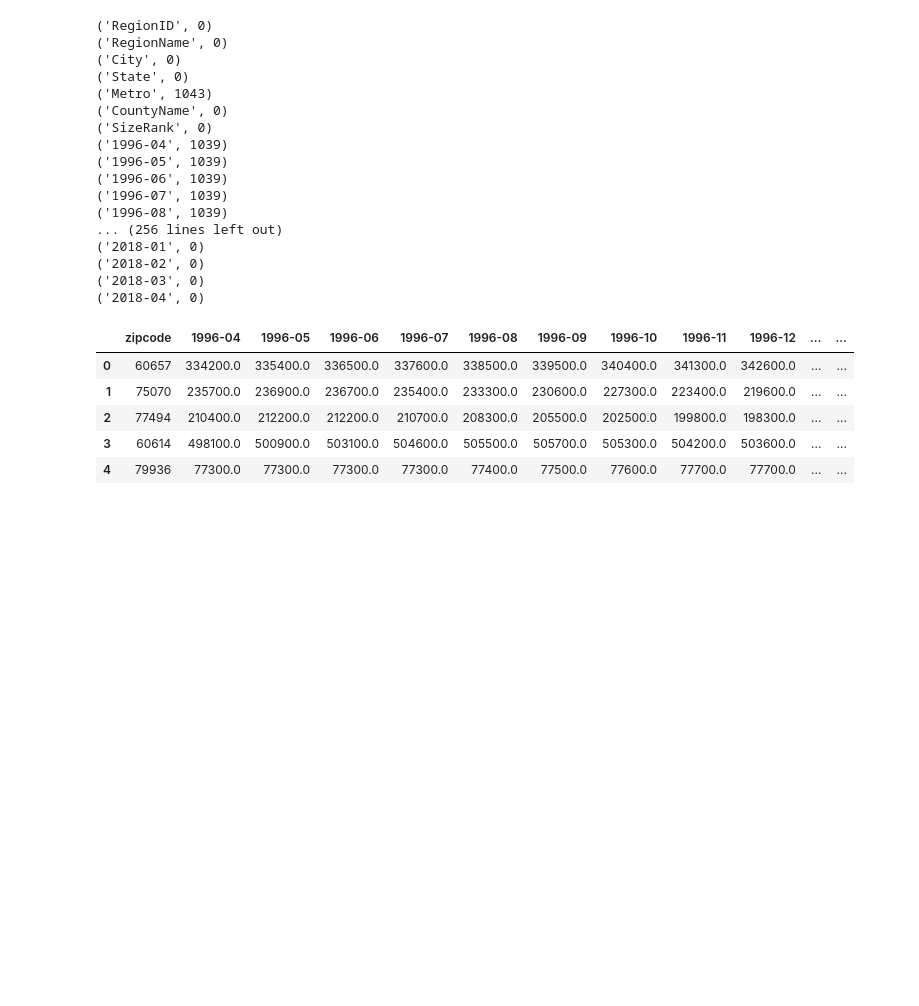
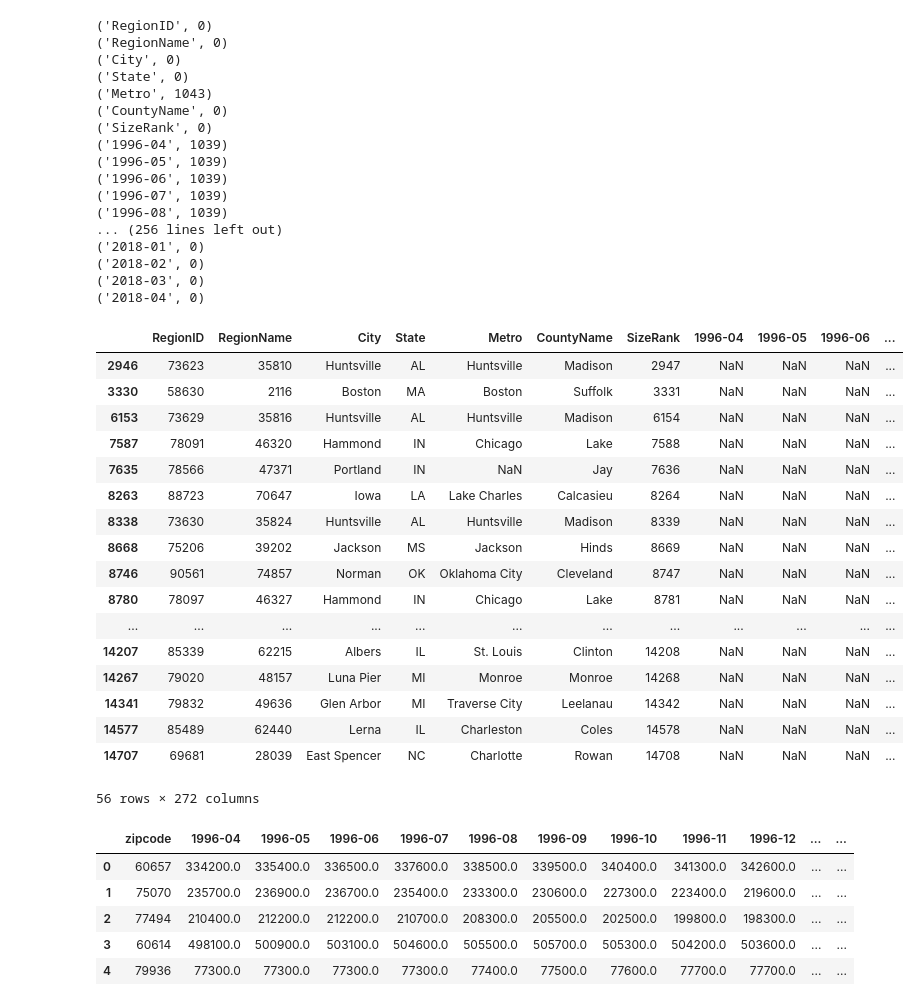
Before and after one commit to zapatos24/mod_4_project, a Jupyter notebook: owens_wip.ipynb, the cells around one changed output. Saved outputs shown, nothing was run; the diff lists cells and outputs as text; code cells hidden in the pictures; blank space fills up the shorter version.

```diff
--- a/owens_wip.ipynb
+++ b/owens_wip.ipynb
@@ -83,6 +83,27 @@ for item in zip(columns, nans):
 ('2018-02', 0)
 ('2018-03', 0)
 ('2018-04', 0)
+# %%
+initial_data[initial_data['2014-06'].isna()]
+# %% [output]
+|  | RegionID | RegionName | City | State | Metro | CountyName | SizeRank | 1996-04 | 1996-05 | 1996-06 | ... |
+| 2946 | 73623 | 35810 | Huntsville | AL | Huntsville | Madison | 2947 | NaN | NaN | NaN | ... |
+| 3330 | 58630 | 2116 | Boston | MA | Boston | Suffolk | 3331 | NaN | NaN | NaN | ... |
+| 6153 | 73629 | 35816 | Huntsville | AL | Huntsville | Madison | 6154 | NaN | NaN | NaN | ... |
+| 7587 | 78091 | 46320 | Hammond | IN | Chicago | Lake | 7588 | NaN | NaN | NaN | ... |
+| 7635 | 78566 | 47371 | Portland | IN | NaN | Jay | 7636 | NaN | NaN | NaN | ... |
+| 8263 | 88723 | 70647 | Iowa | LA | Lake Charles | Calcasieu | 8264 | NaN | NaN | NaN | ... |
+| 8338 | 73630 | 35824 | Huntsville | AL | Huntsville | Madison | 8339 | NaN | NaN | NaN | ... |
+| 8668 | 75206 | 39202 | Jackson | MS | Jackson | Hinds | 8669 | NaN | NaN | NaN | ... |
+| 8746 | 90561 | 74857 | Norman | OK | Oklahoma City | Cleveland | 8747 | NaN | NaN | NaN | ... |
+| 8780 | 78097 | 46327 | Hammond | IN | Chicago | Lake | 8781 | NaN | NaN | NaN | ... |
+| ... | ... | ... | ... | ... | ... | ... | ... | ... | ... | ... | ... |
+| 14207 | 85339 | 62215 | Albers | IL | St. Louis | Clinton | 14208 | NaN | NaN | NaN | ... |
+| 14267 | 79020 | 48157 | Luna Pier | MI | Monroe | Monroe | 14268 | NaN | NaN | NaN | ... |
+| 14341 | 79832 | 49636 | Glen Arbor | MI | Traverse City | Leelanau | 14342 | NaN | NaN | NaN | ... |
+| 14577 | 85489 | 62440 | Lerna | IL | Charleston | Coles | 14578 | NaN | NaN | NaN | ... |
+| 14707 | 69681 | 28039 | East Spencer | NC | Charlotte | Rowan | 14708 | NaN | NaN | NaN | ... |
+56 rows × 272 columns
 # %%
 cut_data = initial_data.drop(['RegionID', 'City', 'State', 'CountyName', 'SizeRank', 'Metro'], axis=1)
 cut_data.rename({'RegionName': 'zipcode'}, axis=1, inplace=True)
```
Also changed, not shown: parts of 7 cells of this notebook.
